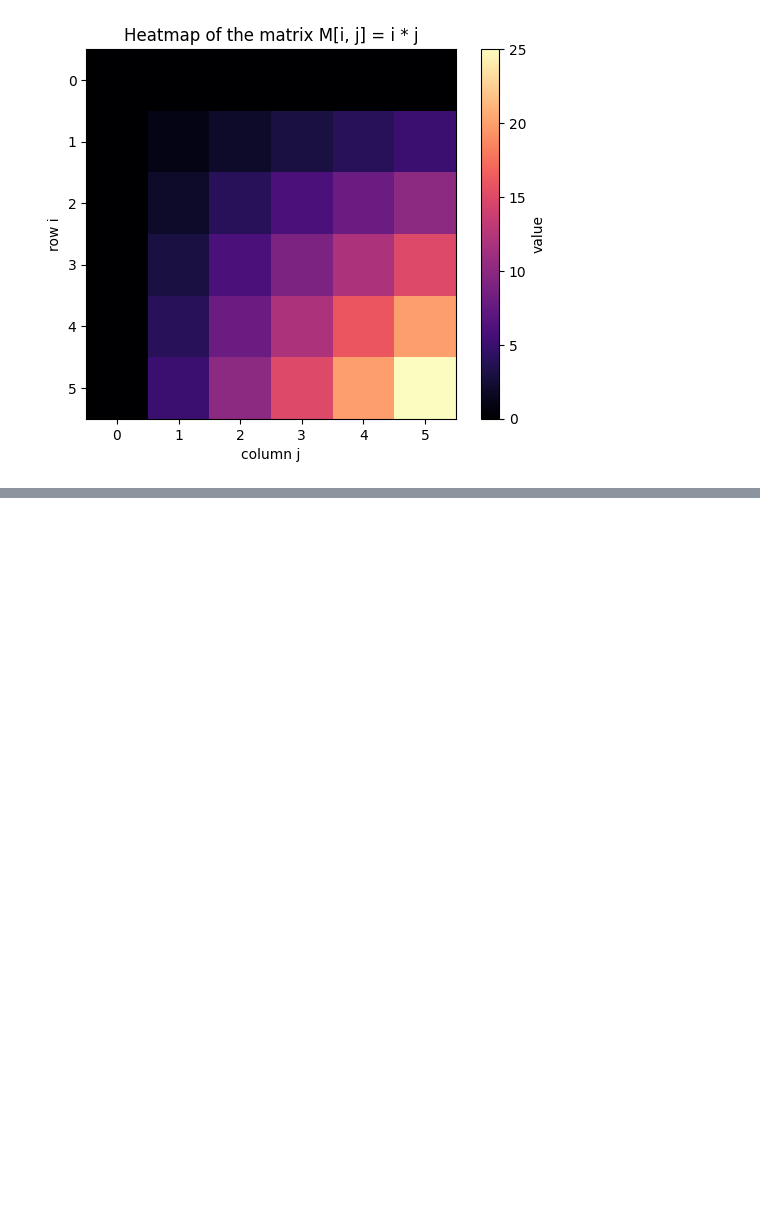
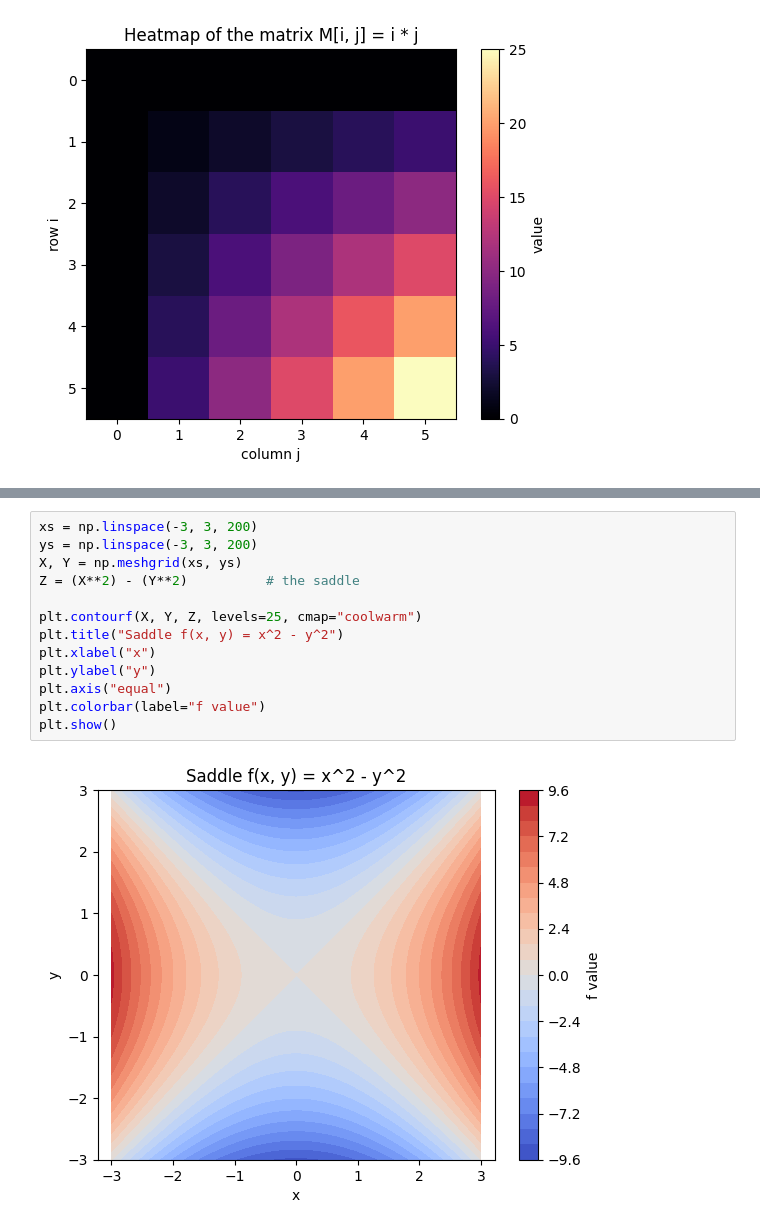
Before and after one commit to JayZeus999/Math-For-ML, a Jupyter notebook: cto-school/02b_surfaces_contours_fields.ipynb, the cells around one changed output, grey strips where cells are left out. Drawn from its saved outputs; the diff is of its cells as text; blank space fills up the shorter version.

Commit message:
Draw filled contours of a saddle function

```diff
--- a/cto-school/02b_surfaces_contours_fields.ipynb
+++ b/cto-school/02b_surfaces_contours_fields.ipynb
@@ -198,0 +208,15 @@ plt.show()
+# %%
+xs = np.linspace(-3, 3, 200)
+ys = np.linspace(-3, 3, 200)
+X, Y = np.meshgrid(xs, ys)
+Z = (X**2) - (Y**2)          # the saddle
+
+plt.contourf(X, Y, Z, levels=25, cmap="coolwarm")
+plt.title("Saddle f(x, y) = x^2 - y^2")
+plt.xlabel("x")
+plt.ylabel("y")
+plt.axis("equal")
+plt.colorbar(label="f value")
+plt.show()
+# %% [output]
+[figure, added]
```
Also changed, not shown: parts of 2 cells of this notebook.
